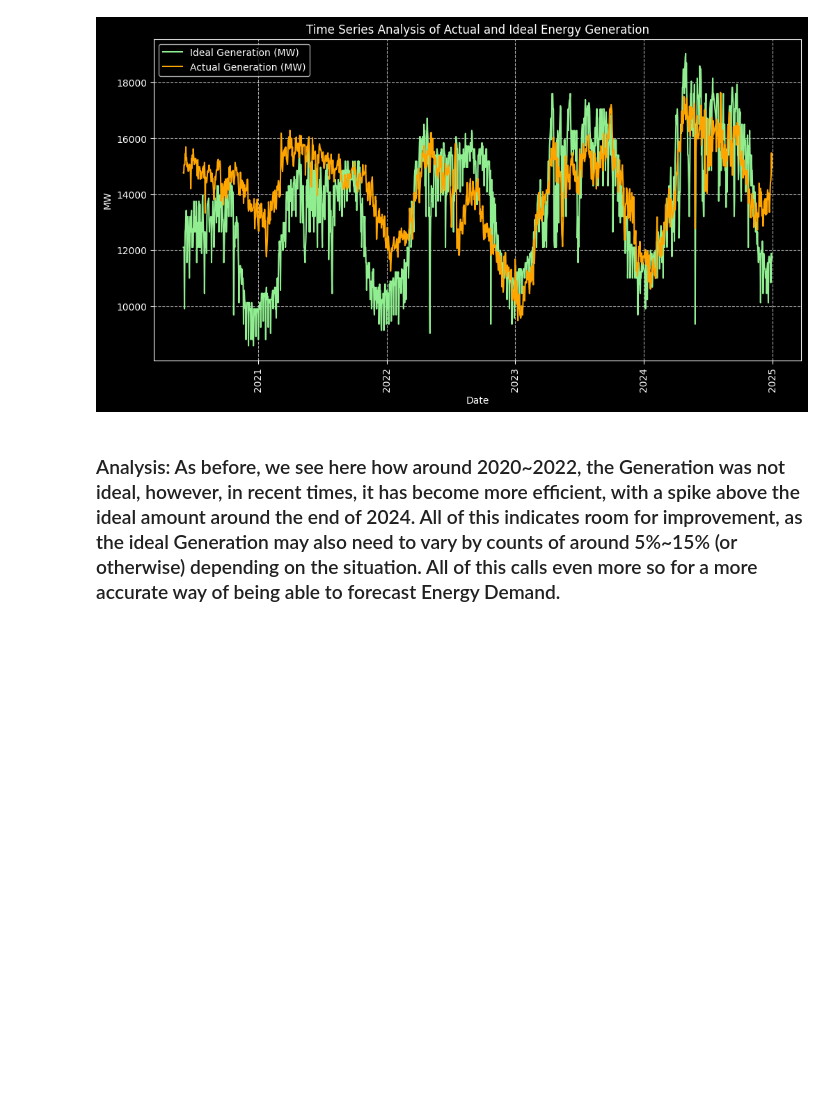
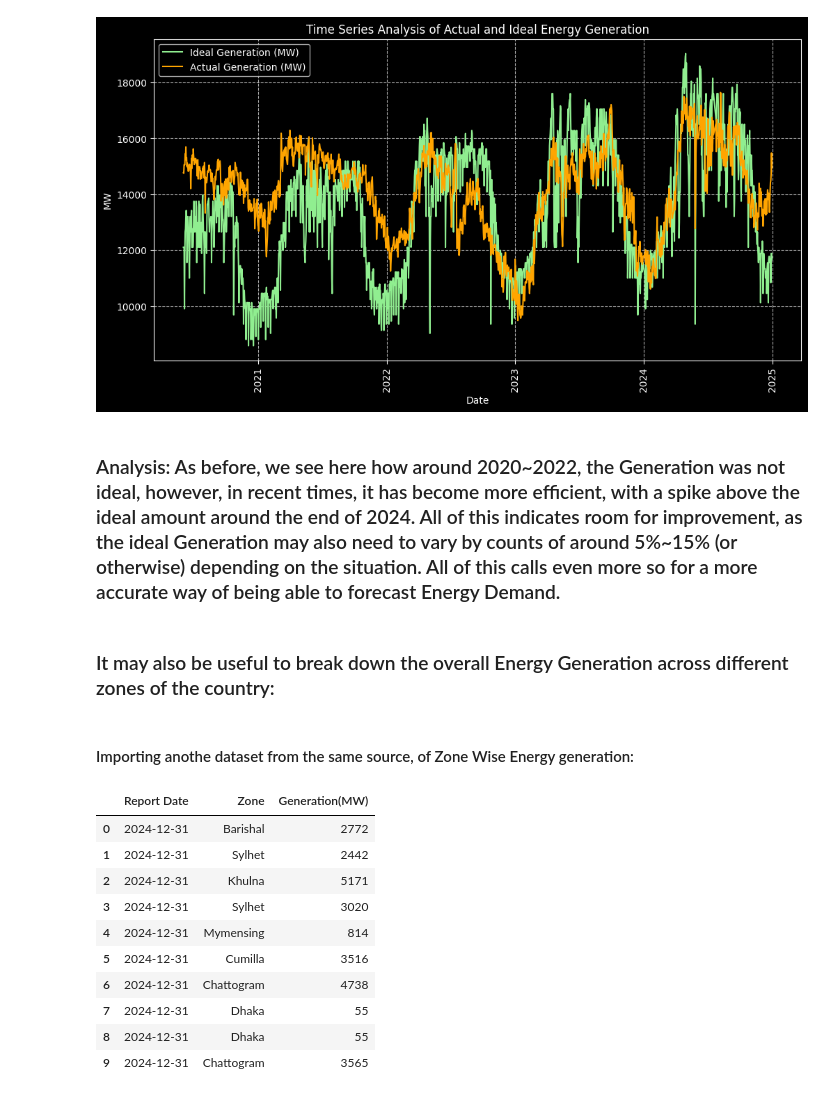
Before and after one commit to rajin-khan/GridGenius, a Jupyter notebook: Collection/EDA5.ipynb, the cells around one changed output. Cells and saved outputs as stored; diff of their text form; code cells hidden in the pictures; blank space fills up the shorter version.

```diff
--- a/Collection/EDA5.ipynb
+++ b/Collection/EDA5.ipynb
@@ -648,3 +648,22 @@ plt.show()
 [figure]
 # %% [markdown]
 ### Analysis: As before, we see here how around 2020~2022, the Generation was not ideal, however, in recent times, it has become more efficient, with a spike above the ideal amount around the end of 2024. All of this indicates room for improvement, as the ideal Generation may also need to vary by counts of around 5%~15% (or otherwise) depending on the situation. All of this calls even more so for a more accurate way of being able to forecast Energy Demand.
+# %% [markdown]
+### It may also be useful to break down the overall Energy Generation across different zones of the country:
+# %% [markdown]
+#### Importing anothe dataset from the same source, of Zone Wise Energy generation:
+# %%
+zone_df = pd.read_csv('./extracted/zonewise_iter2.csv')
+zone_df.head(10)
+# %% [output]
+|  | Report Date | Zone | Generation(MW) |
+| 0 | 2024-12-31 | Barishal | 2772 |
+| 1 | 2024-12-31 | Sylhet | 2442 |
+| 2 | 2024-12-31 | Khulna | 5171 |
+| 3 | 2024-12-31 | Sylhet | 3020 |
+| 4 | 2024-12-31 | Mymensing | 814 |
+| 5 | 2024-12-31 | Cumilla | 3516 |
+| 6 | 2024-12-31 | Chattogram | 4738 |
+| 7 | 2024-12-31 | Dhaka | 55 |
+| 8 | 2024-12-31 | Dhaka | 55 |
+| 9 | 2024-12-31 | Chattogram | 3565 |
```
Also changed, not shown: parts of 7 cells of this notebook.
